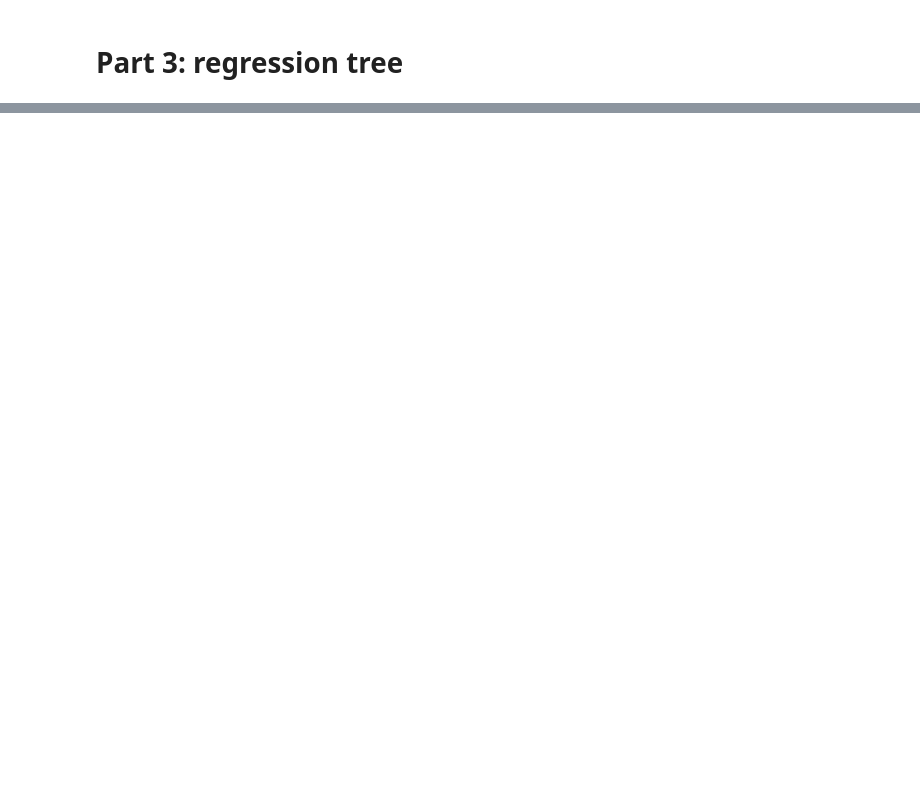
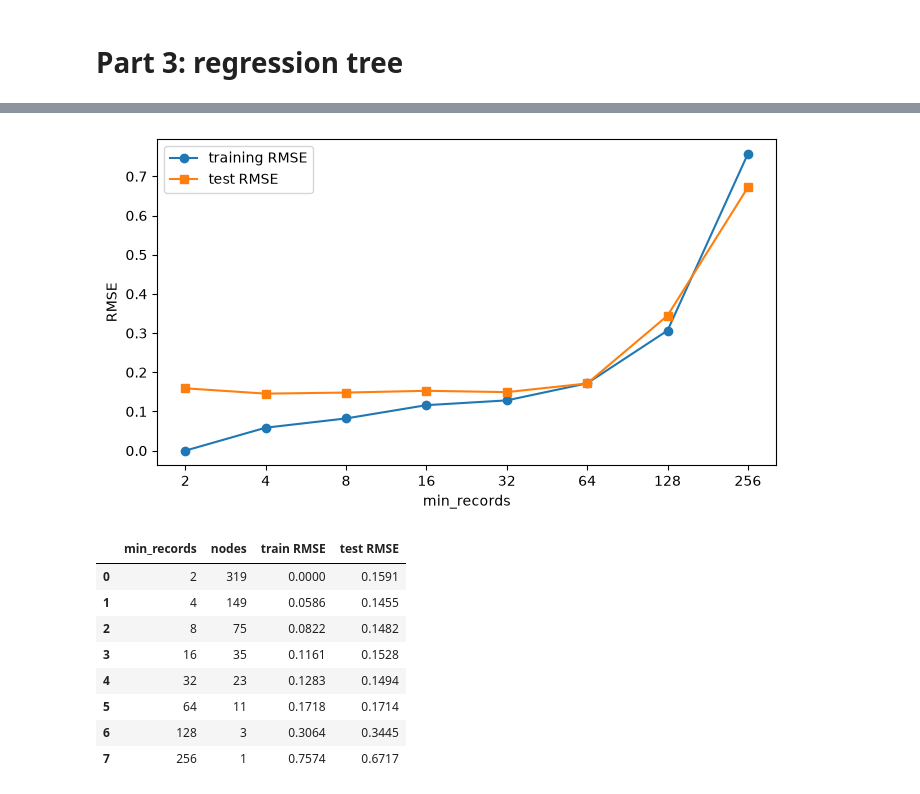
Before and after one commit to ji-da-cs/CS-6220, a Jupyter notebook: HW2/HW2.ipynb, the cells around one changed output, grey strips where cells are left out. Drawn from its saved outputs; the diff is of its cells as text; code cells hidden in the pictures; blank space fills up the shorter version.

```diff
--- a/HW2/HW2.ipynb
+++ b/HW2/HW2.ipynb
@@ -189,0 +407,4 @@ test RMSE: 0.12419582411799837
+# %%
+results_df = pd.DataFrame(results)
+pd.set_option("display.width", 250); pd.set_option("display.max_columns", 20)
+results_df.round(4)
@@ -189,0 +429,31 @@ test RMSE: 0.12419582411799837
+# %%
+sin_func = lambda x: np.sin(2 * np.pi * x)
+sdata = generate_noisy_dataset([], sin_func, (0.0, 1.0), 200, 0.2, seed=SEED)
+Xs_tr, Xs_te, ys_tr, ys_te = train_test_split(sdata.drop(columns="y"), sdata["y"], test_size=0.2, random_state=SEED)
+s_tr, s_te = Xs_tr.assign(y=ys_tr), Xs_te.assign(y=ys_te)
+
+mr_list = [2, 4, 8, 16, 32, 64, 128, 256]
+s_train, s_test, s_nodes = [], [], []
+for m in mr_list:
+    t = RegressionTree().fit(s_tr, min_records=m)
+    s_train.append(evaluate_model(t.predict(s_tr), s_tr["y"]))
+    s_test.append(evaluate_model(t.predict(s_te), s_te["y"]))
+    s_nodes.append(t.n_nodes())
+
+plt.figure(figsize=(7, 4))
+plt.plot(mr_list, s_train, "o-", label="training RMSE")
+plt.plot(mr_list, s_test, "s-", label="test RMSE")
+plt.xscale("log", base=2); plt.xticks(mr_list, mr_list)
+plt.xlabel("min_records"); plt.ylabel("RMSE"); plt.legend(); plt.tight_layout(); plt.show()
+pd.DataFrame({"min_records": mr_list, "nodes": s_nodes, "train RMSE": s_train, "test RMSE": s_test}).round(4)
+# %% [output]
+[figure, added]
+|  | min_records | nodes | train RMSE | test RMSE |
+| 0 | 2 | 319 | 0.0000 | 0.1591 |
+| 1 | 4 | 149 | 0.0586 | 0.1455 |
+| 2 | 8 | 75 | 0.0822 | 0.1482 |
+| 3 | 16 | 35 | 0.1161 | 0.1528 |
+| 4 | 32 | 23 | 0.1283 | 0.1494 |
+| 5 | 64 | 11 | 0.1718 | 0.1714 |
+| 6 | 128 | 3 | 0.3064 | 0.3445 |
+| 7 | 256 | 1 | 0.7574 | 0.6717 |
```
Also changed, not shown: parts of 14 cells of this notebook.
